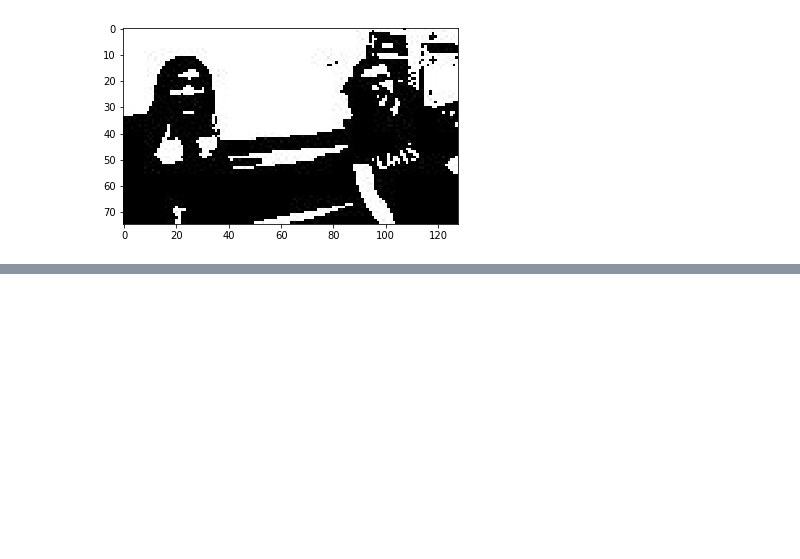
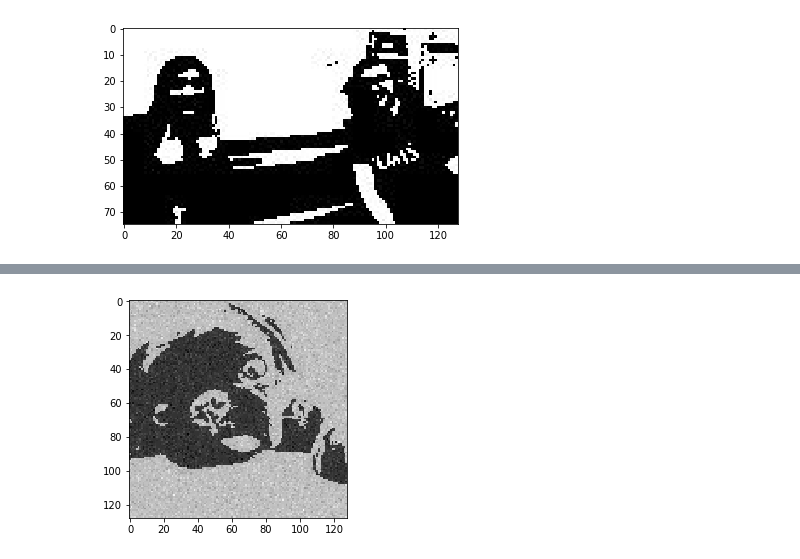
Before and after one commit to ps16925/MLcw2, a Jupyter notebook: Coursework2.ipynb, the cells around one changed output, grey strips where cells are left out. Saved outputs shown, nothing was run; the diff lists cells and outputs as text; code cells hidden in the pictures; blank space fills up the shorter version.

```diff
--- a/Coursework2.ipynb
+++ b/Coursework2.ipynb
@@ -195,0 +210,6 @@ plt.show()
+# %%
+pugGaussian = createNoise.addGaussianNoise(pug)
+plt.imshow(pugGaussian, cmap = "gray")
+plt.show()
+# %% [output]
+[figure, added]
```
Also changed, not shown: parts of 9 cells of this notebook, 1 other file.
